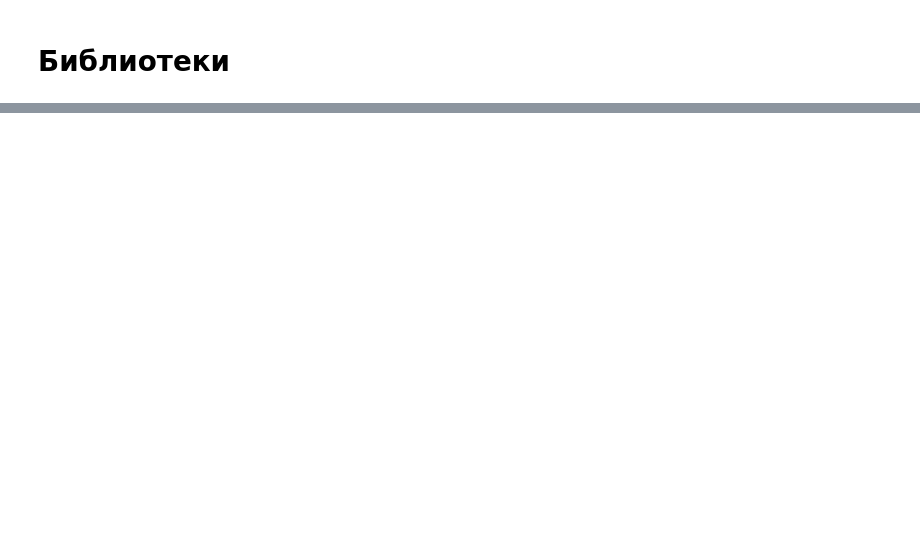
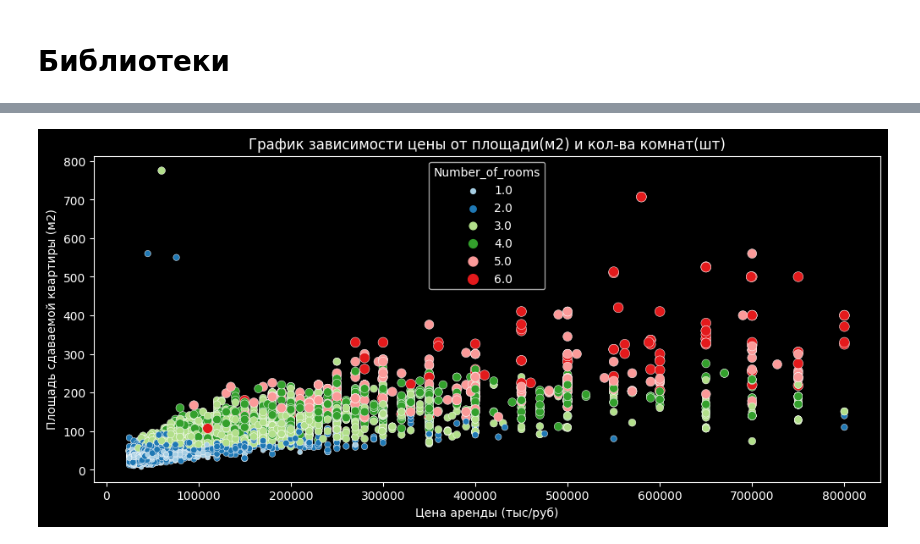
Before and after one commit to Shchushch/RealEstbyMW, a Jupyter notebook: processing.ipynb, the cells around one changed output, grey strips where cells are left out. Drawn from its saved outputs; the diff is of its cells as text; code cells hidden in the pictures; blank space fills up the shorter version.

```diff
--- a/processing.ipynb
+++ b/processing.ipynb
@@ -90,0 +676,15 @@ sns.heatmap(coord_rlst,annot=True,cmap='RdBu')
+# %%
+# Этот код группирует строки в датафрейме rlst по значениям столбцов 'Цена' и 'Общая площадь'
+# Новый датафрейм new_rlst будет содержать уникальные комбинации значений этих двух столбцов
+# as_index=False указывает, что новый датафрейм не должен использовать значения группировки в качестве индекса строк
+# new_rlst = rlst.groupby(['Цена аренды', 'Общая площадь'], as_index=False)
+
+new_rlst = coast[['Price','Total_area', 'Number_of_rooms']]
+plt.figure(figsize=(12,5))
+plt.xlabel('Цена аренды (тыс/руб)')
+plt.ylabel('Площадь сдаваемой квартиры (м2)' )
+plt.title('График зависимости цены от площади(м2) и кол-ва комнат(шт)')
+sns.scatterplot(data=coast, x='Price', y='Total_area', hue='Number_of_rooms',  palette='Paired', size='Number_of_rooms')
+plt.show()
+# %% [output]
+[figure, added]
```
Also changed, not shown: parts of 66 cells of this notebook, 2 other files.
